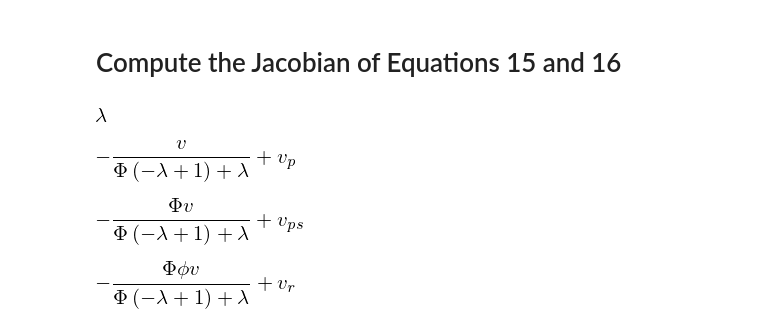
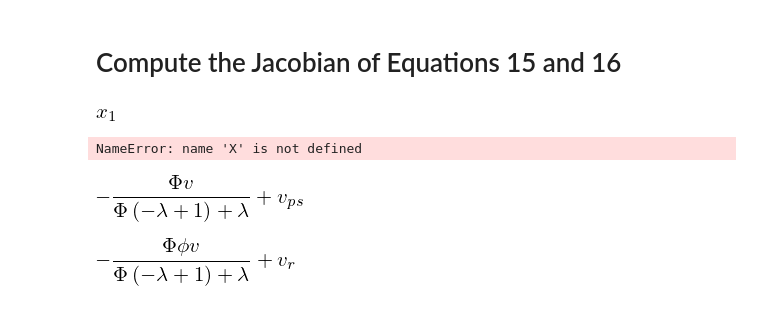
Before and after one commit to Stefan-Endres/pyDDT, a Jupyter notebook: Jacobian.ipynb, the cells around one changed output. Drawn from its saved outputs; the diff is of its cells as text; code cells hidden in the pictures.

```diff
--- a/Jacobian.ipynb
+++ b/Jacobian.ipynb
@@ -3,18 +3,18 @@ Compute the Jacobian of Equations 15 and 16
 ==
 # %%
 from __future__ import division
-# %%
-import sympy
-sympy.init_printing()
-v_p, v_ps, v_r, Phi, lambd, v, phi = sympy.symbols('v_p, v_ps, v_r, Phi, lambda, v, phi')
-lambd
-# %% [output]
-[figure, removed]
-# %%
-f1 = v_p - v/(lambd + (1 - lambd) * Phi)
-f1
-# %% [output]
-[figure, removed]
+# %%
+import sympy
+sympy.init_printing()
+x_1, x_2 = sympy.symbols('x_1, x_2')
+x_1
+# %% [output]
+[figure, added]
+# %%
+f1 = 20. + ([(x**2 - 10. * np.cos(2. * np.pi * x)) for x in X
+f1
+# %% [output]
+NameError: name 'X' is not defined
 # %%
 f2 = v_ps - (Phi * v)/(lambd + (1 - lambd) * Phi)
 f2
```
Also changed, not shown: 6 other files.
